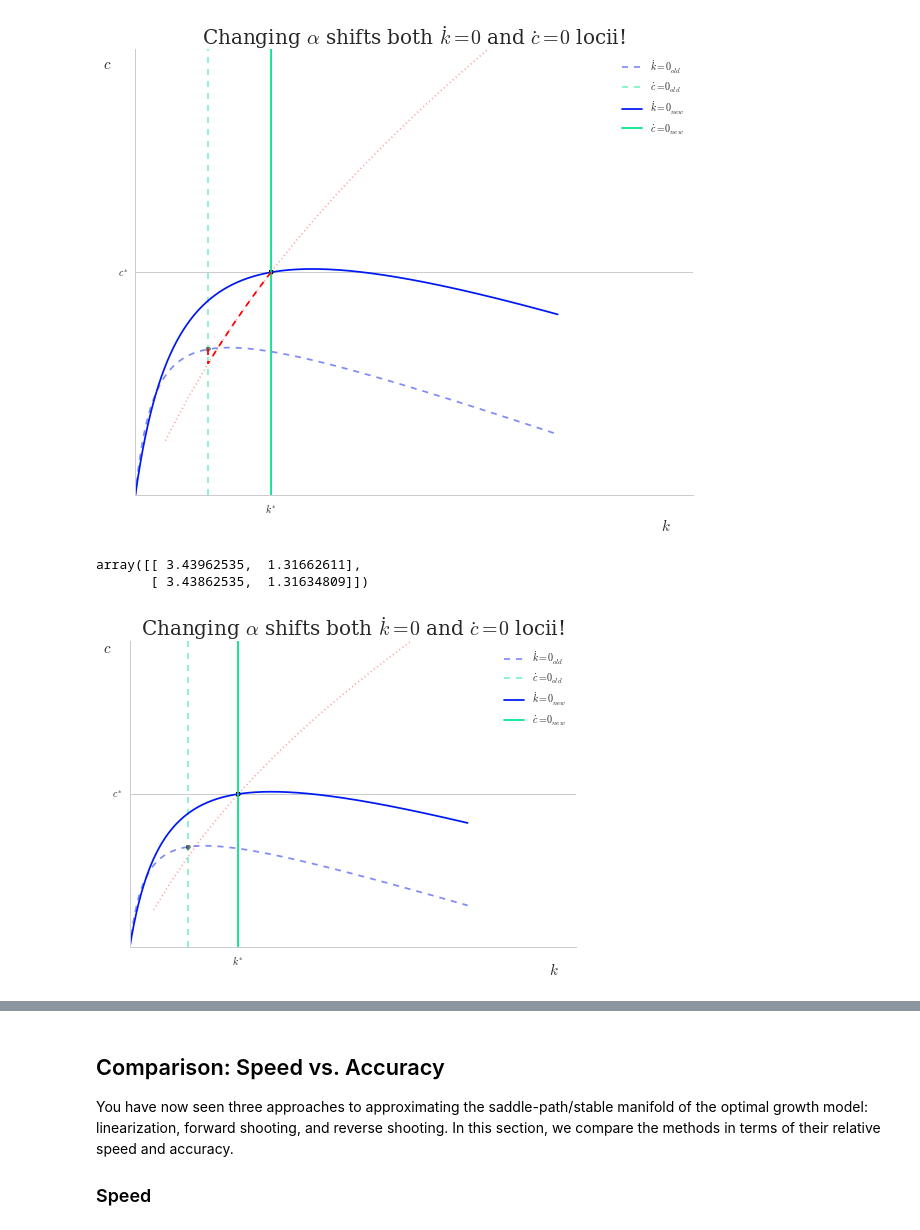
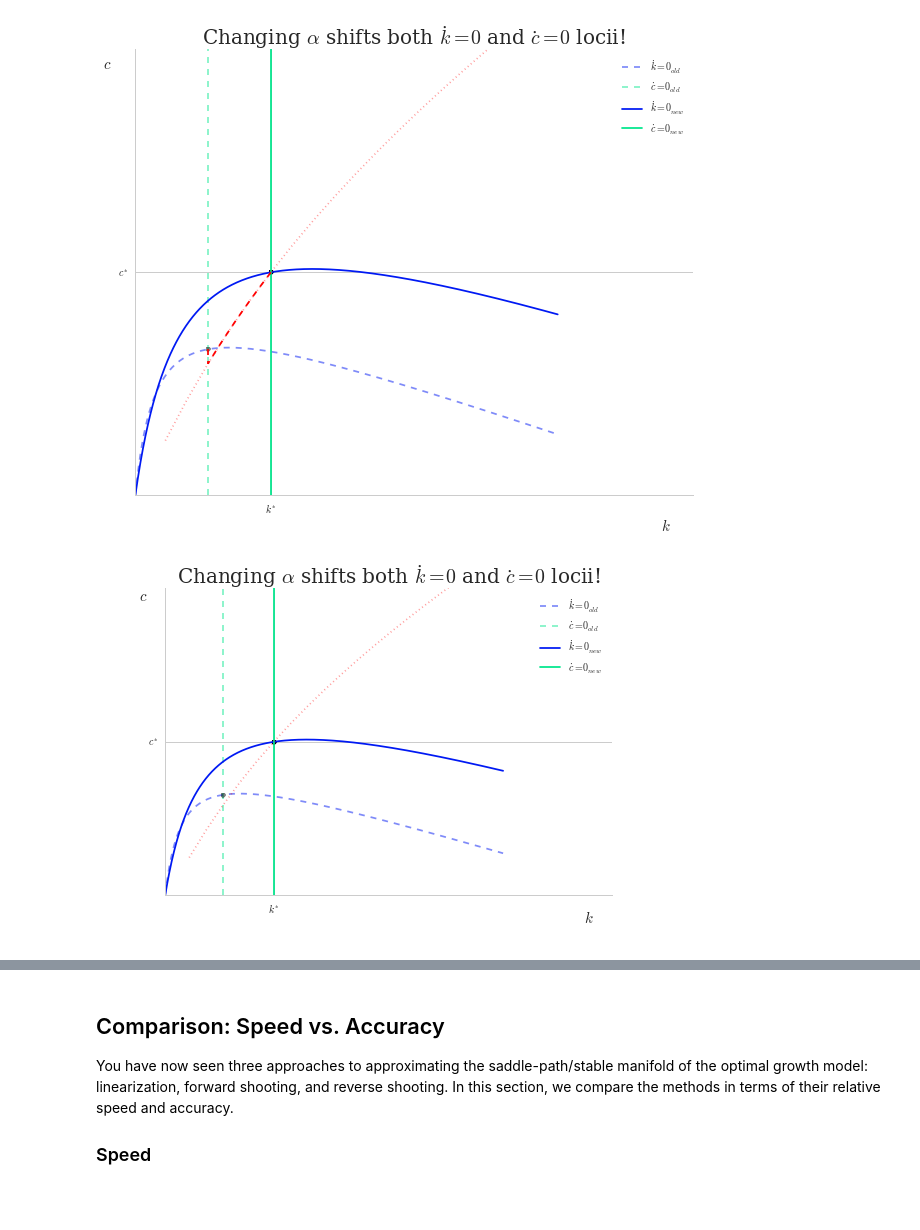
Before and after one commit to crisla/numerical-methods, a Jupyter notebook: labs/lab-2/lab-2.ipynb, the cells around one changed output, grey strips where cells are left out. Drawn from its saved outputs; the diff is of its cells as text; code cells hidden in the pictures; blank space fills up the shorter version.

```diff
--- a/labs/lab-2/lab-2.ipynb
+++ b/labs/lab-2/lab-2.ipynb
@@ -1658,11 +1658,10 @@ plt.show()
 [figure]
 # %%
 model.plot_phase_diagram(20, param='alpha',shock=1.4, plot_manif=True, return_traj=True )
-plt.annotate((0,20),'time t')
+
+plt.show()
 # %% [output]
-array([[ 3.43962535,  1.31662611],
-       [ 3.43862535,  1.31634809]])
-[figure, old version]
+[figure, new version]
 # %%
 model.plot_movie(gridmax=20, pam='alpha', pamshock=1.4,t_step=25,formatt='mp4')
 # %% [output]
```
Also changed, not shown: parts of 4 cells of this notebook, 3 other files.
